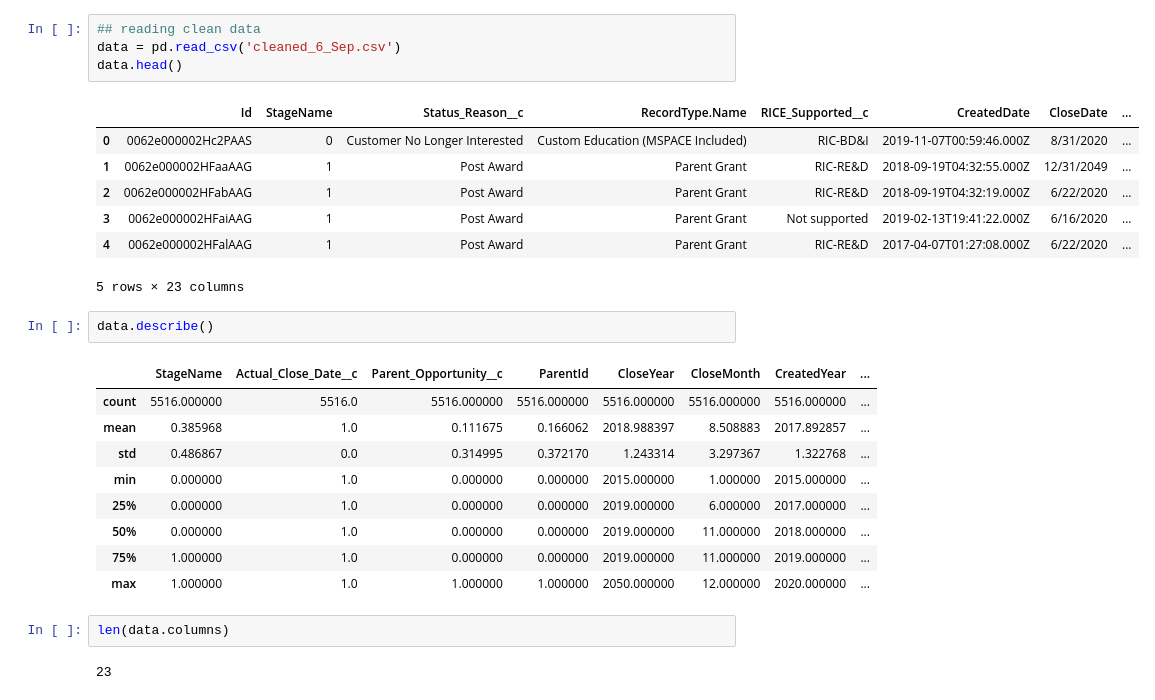
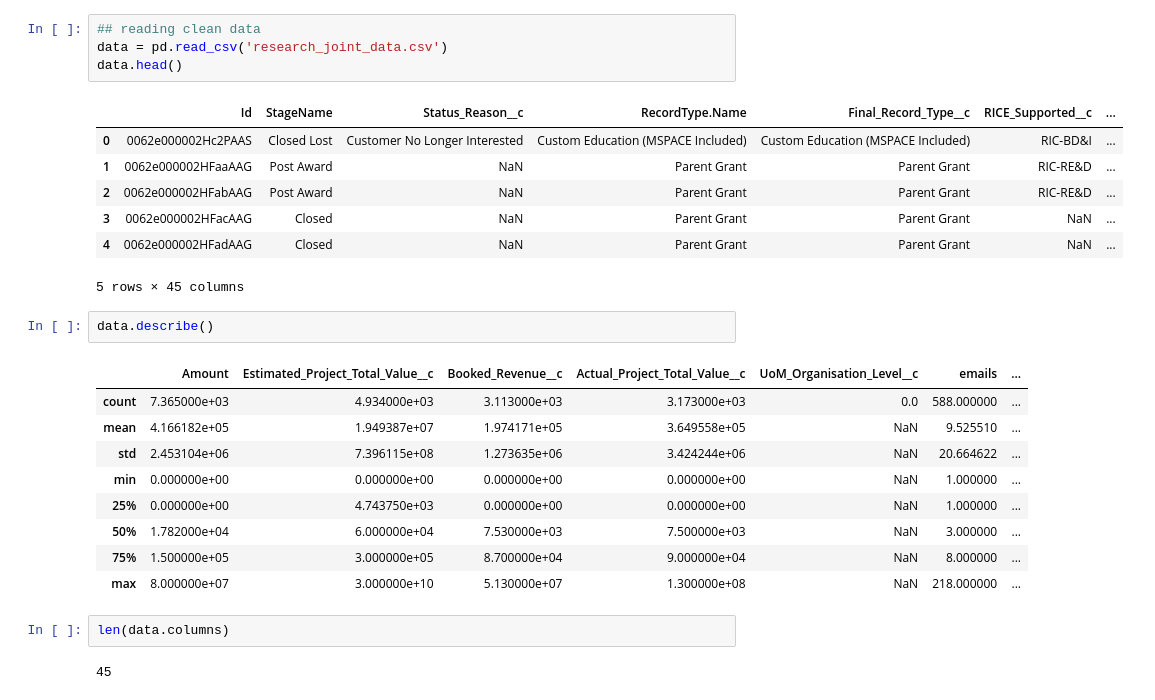
Before and after one commit to binglesley/Project-90106-G28, a Jupyter notebook: Raelene/data_exploration.ipynb, the cells around one changed output. Drawn from its saved outputs; the diff is of its cells as text.

```diff
--- a/Raelene/data_exploration.ipynb
+++ b/Raelene/data_exploration.ipynb
@@ -28,28 +14,28 @@ def plot(train_rolling_loss,dev_rolling_loss,train_rolling_acc,dev_rolling_acc):
 # %%
 ## reading clean data
-data = pd.read_csv('cleaned_6_Sep.csv')
+data = pd.read_csv('research_joint_data.csv')
 data.head()
 # %% [output]
-|  | Id | StageName | Status_Reason__c | RecordType.Name | RICE_Supported__c | CreatedDate | CloseDate | ... |
-| 0 | 0062e000002Hc2PAAS | 0 | Customer No Longer Interested | Custom Education (MSPACE Included) | RIC-BD&I | 2019-11-07T00:59:46.000Z | 8/31/2020 | ... |
-| 1 | 0062e000002HFaaAAG | 1 | Post Award | Parent Grant | RIC-RE&D | 2018-09-19T04:32:55.000Z | 12/31/2049 | ... |
-| 2 | 0062e000002HFabAAG | 1 | Post Award | Parent Grant | RIC-RE&D | 2018-09-19T04:32:19.000Z | 6/22/2020 | ... |
-| 3 | 0062e000002HFaiAAG | 1 | Post Award | Parent Grant | Not supported | 2019-02-13T19:41:22.000Z | 6/16/2020 | ... |
-| 4 | 0062e000002HFalAAG | 1 | Post Award | Parent Grant | RIC-RE&D | 2017-04-07T01:27:08.000Z | 6/22/2020 | ... |
+|  | Id | StageName | Status_Reason__c | RecordType.Name | Final_Record_Type__c | RICE_Supported__c | ... |
+| 0 | 0062e000002Hc2PAAS | Closed Lost | Customer No Longer Interested | Custom Education (MSPACE Included) | Custom Education (MSPACE Included) | RIC-BD&I | ... |
+| 1 | 0062e000002HFaaAAG | Post Award | NaN | Parent Grant | Parent Grant | RIC-RE&D | ... |
+| 2 | 0062e000002HFabAAG | Post Award | NaN | Parent Grant | Parent Grant | RIC-RE&D | ... |
+| 3 | 0062e000002HFacAAG | Closed | NaN | Parent Grant | Parent Grant | NaN | ... |
+| 4 | 0062e000002HFadAAG | Closed | NaN | Parent Grant | Parent Grant | NaN | ... |
-5 rows × 23 columns
+5 rows × 45 columns
 # %%
 data.describe()
 # %% [output]
-|  | StageName | Actual_Close_Date__c | Parent_Opportunity__c | ParentId | CloseYear | CloseMonth | CreatedYear | ... |
-| count | 5516.000000 | 5516.0 | 5516.000000 | 5516.000000 | 5516.000000 | 5516.000000 | 5516.000000 | ... |
-| mean | 0.385968 | 1.0 | 0.111675 | 0.166062 | 2018.988397 | 8.508883 | 2017.892857 | ... |
-| std | 0.486867 | 0.0 | 0.314995 | 0.372170 | 1.243314 | 3.297367 | 1.322768 | ... |
-| min | 0.000000 | 1.0 | 0.000000 | 0.000000 | 2015.000000 | 1.000000 | 2015.000000 | ... |
-| 25% | 0.000000 | 1.0 | 0.000000 | 0.000000 | 2019.000000 | 6.000000 | 2017.000000 | ... |
-| 50% | 0.000000 | 1.0 | 0.000000 | 0.000000 | 2019.000000 | 11.000000 | 2018.000000 | ... |
-| 75% | 1.000000 | 1.0 | 0.000000 | 0.000000 | 2019.000000 | 11.000000 | 2019.000000 | ... |
-| max | 1.000000 | 1.0 | 1.000000 | 1.000000 | 2050.000000 | 12.000000 | 2020.000000 | ... |
+|  | Amount | Estimated_Project_Total_Value__c | Booked_Revenue__c | Actual_Project_Total_Value__c | UoM_Organisation_Level__c | emails | ... |
+| count | 7.365000e+03 | 4.934000e+03 | 3.113000e+03 | 3.173000e+03 | 0.0 | 588.000000 | ... |
+| mean | 4.166182e+05 | 1.949387e+07 | 1.974171e+05 | 3.649558e+05 | NaN | 9.525510 | ... |
+| std | 2.453104e+06 | 7.396115e+08 | 1.273635e+06 | 3.424244e+06 | NaN | 20.664622 | ... |
+| min | 0.000000e+00 | 0.000000e+00 | 0.000000e+00 | 0.000000e+00 | NaN | 1.000000 | ... |
+| 25% | 0.000000e+00 | 4.743750e+03 | 0.000000e+00 | 0.000000e+00 | NaN | 1.000000 | ... |
+| 50% | 1.782000e+04 | 6.000000e+04 | 7.530000e+03 | 7.500000e+03 | NaN | 3.000000 | ... |
+| 75% | 1.500000e+05 | 3.000000e+05 | 8.700000e+04 | 9.000000e+04 | NaN | 8.000000 | ... |
+| max | 8.000000e+07 | 3.000000e+10 | 5.130000e+07 | 1.300000e+08 | NaN | 218.000000 | ... |
 # %%
 len(data.columns)
 # %% [output]
-23
+45
```
Also changed, not shown: parts of 7 cells of this notebook, 8 other files.
